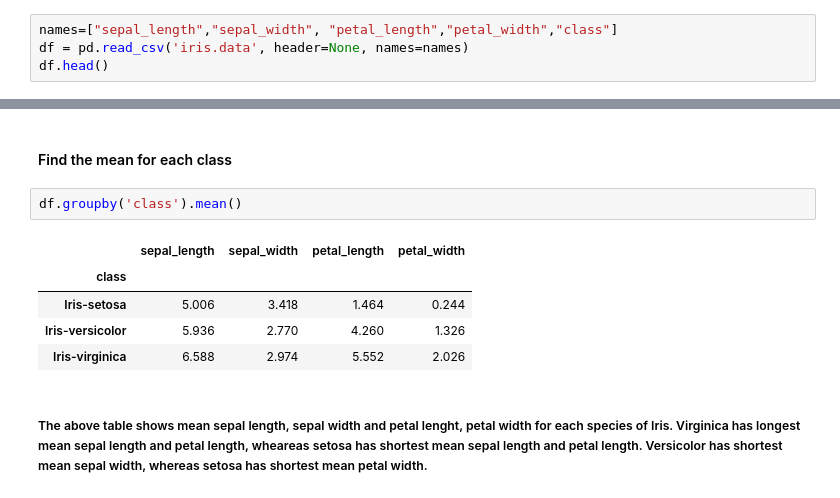
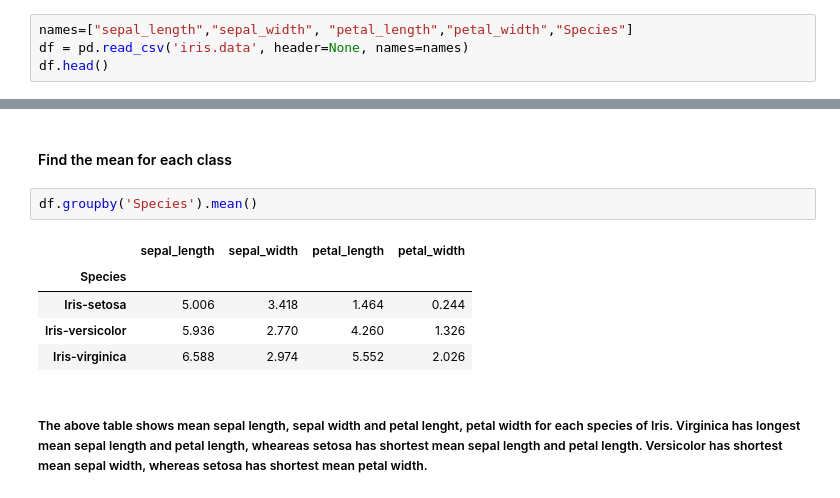
Before and after one commit to pcsukumar/pands-project, a Jupyter notebook: README.ipynb, the cells around one changed output, grey strips where cells are left out. Saved outputs shown, nothing was run; the diff lists cells and outputs as text.

```diff
--- a/README.ipynb
+++ b/README.ipynb
@@ -6,7 +6,7 @@ import pandas as pd
 import matplotlib.pyplot as plt
 import seaborn as sns
 # %%
-names=["sepal_length","sepal_width", "petal_length","petal_width","class"]
+names=["sepal_length","sepal_width", "petal_length","petal_width","Species"]
 df = pd.read_csv('iris.data', header=None, names=names)
 df.head()
 # %% [output]
@@ -81,10 +81,10 @@ df.describe()
 # %% [markdown]
 #### Find the mean for each class
 # %%
-df.groupby('class').mean()
+df.groupby('Species').mean()
 # %% [output]
 |  | sepal_length | sepal_width | petal_length | petal_width |
-| class |  |  |  |  |
+| Species |  |  |  |  |
 | Iris-setosa | 5.006 | 3.418 | 1.464 | 0.244 |
 | Iris-versicolor | 5.936 | 2.770 | 4.260 | 1.326 |
 | Iris-virginica | 6.588 | 2.974 | 5.552 | 2.026 |
```
Also changed, not shown: parts of 14 cells of this notebook, 6 other files.
